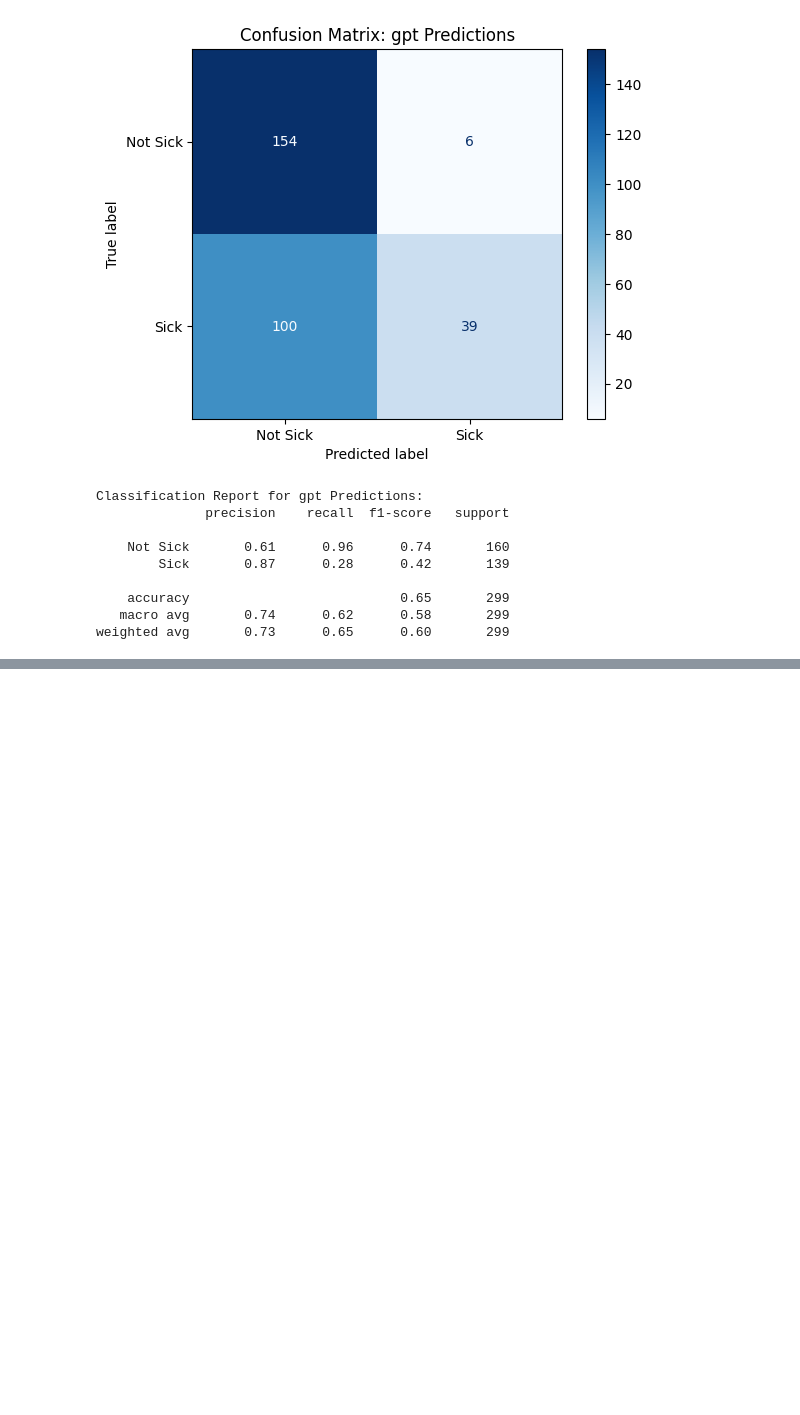
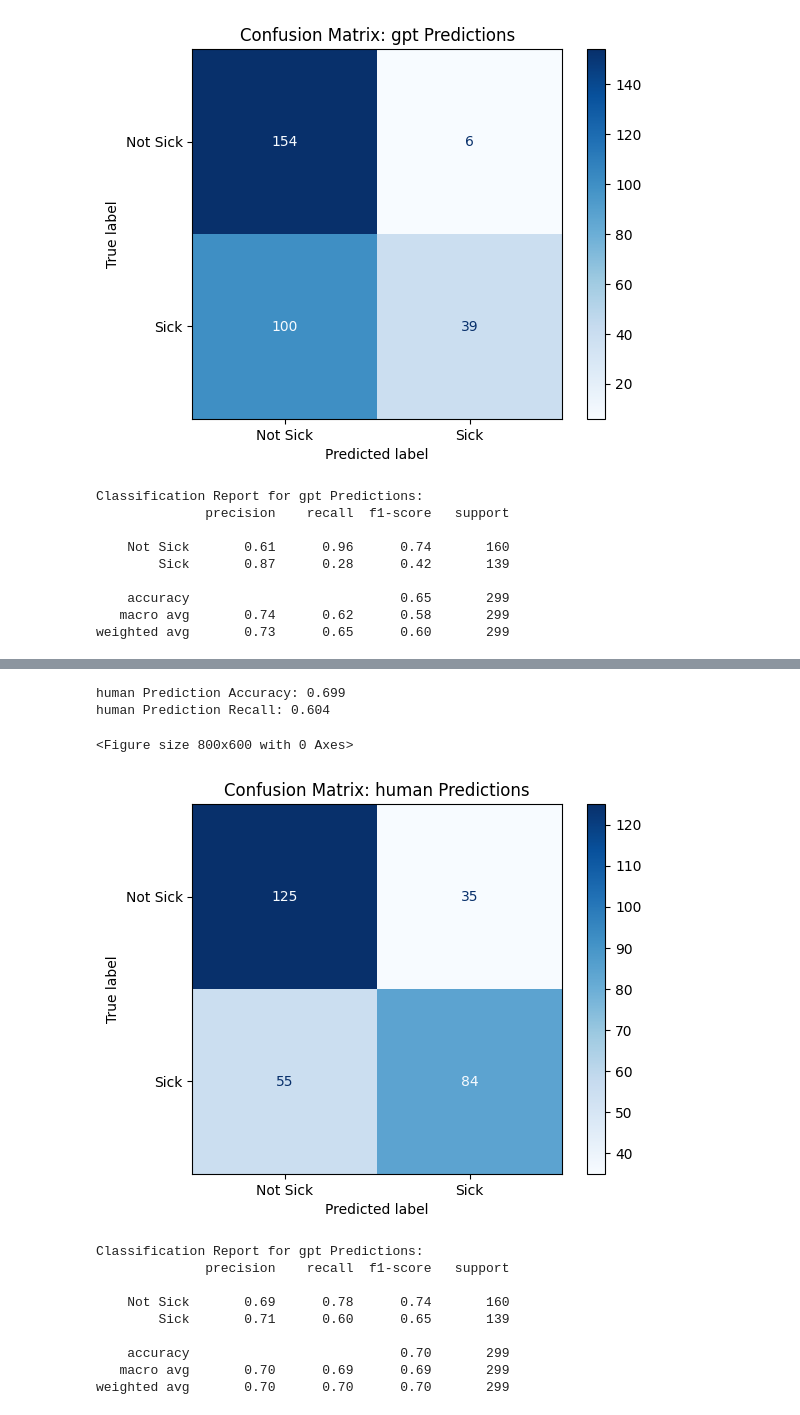
Before and after one commit to PaoloWalsh/medical-diagnosis-aid, a Jupyter notebook: notebooks/heart-data-machine-learning.ipynb, the cells around one changed output, grey strips where cells are left out. Drawn from its saved outputs; the diff is of its cells as text; code cells hidden in the pictures; blank space fills up the shorter version.

Commit message:
add human prediction

```diff
--- a/notebooks/heart-data-machine-learning.ipynb
+++ b/notebooks/heart-data-machine-learning.ipynb
@@ -605,3 +607,6 @@ Classification Report for gpt Predictions:
     accuracy                           0.65       299
    macro avg       0.74      0.62      0.58       299
 weighted avg       0.73      0.65      0.60       299
+# %%
+human_df = pd.read_csv('../data/heart_disease_human_prediction.csv')
+human_df.head()
@@ -607,0 +620,12 @@ weighted avg       0.73      0.65      0.60       299
+# %%
+from sklearn.metrics import accuracy_score, recall_score
+
+# Calculate accuracy and recall between 'score' and 'gpt_prediction' columns
+accuracy = accuracy_score(human_df['sick'], human_df['human_prediction'])
+recall = recall_score(human_df['sick'], human_df['human_prediction'])
+
+print(f"human Prediction Accuracy: {accuracy:.3f}")
+print(f"human Prediction Recall: {recall:.3f}")
+# %% [output]
+human Prediction Accuracy: 0.699
+human Prediction Recall: 0.604
@@ -607,0 +646,26 @@ weighted avg       0.73      0.65      0.60       299
+# %%
+# Create confusion matrix for gpt predictions
+cm_human = confusion_matrix(human_df['sick'], human_df['human_prediction'])
+
+# Plot the confusion matrix
+plt.figure(figsize=(8, 6))
+disp = ConfusionMatrixDisplay(confusion_matrix=cm_human, display_labels=['Not Sick', 'Sick'])
+disp.plot(cmap='Blues', values_format='d')
+plt.title('Confusion Matrix: human Predictions')
+plt.show()
+
+# Print classification report for more detailed metrics
+print("\nClassification Report for gpt Predictions:")
+print(classification_report(human_df['sick'], human_df['human_prediction'], target_names=['Not Sick', 'Sick']))
+# %% [output]
+<Figure size 800x600 with 0 Axes>
+[figure, added]
+Classification Report for gpt Predictions:
+              precision    recall  f1-score   support
+
+    Not Sick       0.69      0.78      0.74       160
+        Sick       0.71      0.60      0.65       139
+
+    accuracy                           0.70       299
+   macro avg       0.70      0.69      0.69       299
+weighted avg       0.70      0.70      0.70       299
```
Also changed, not shown: parts of 4 cells of this notebook, 1 other file.
